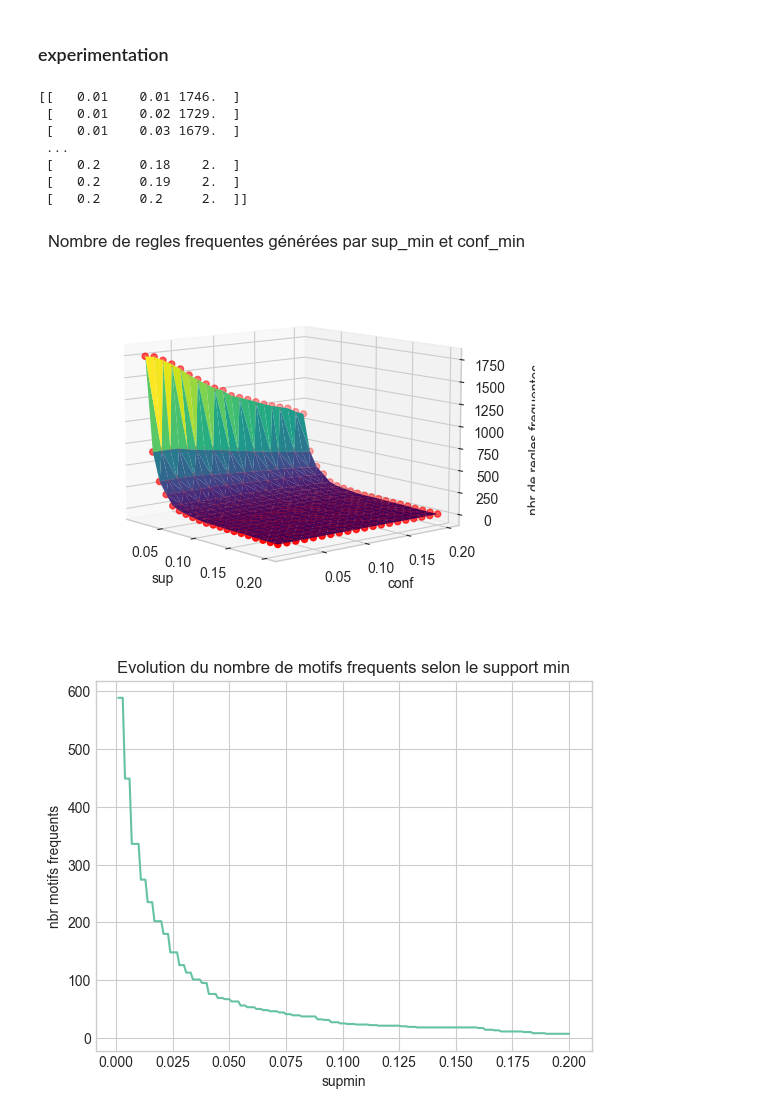
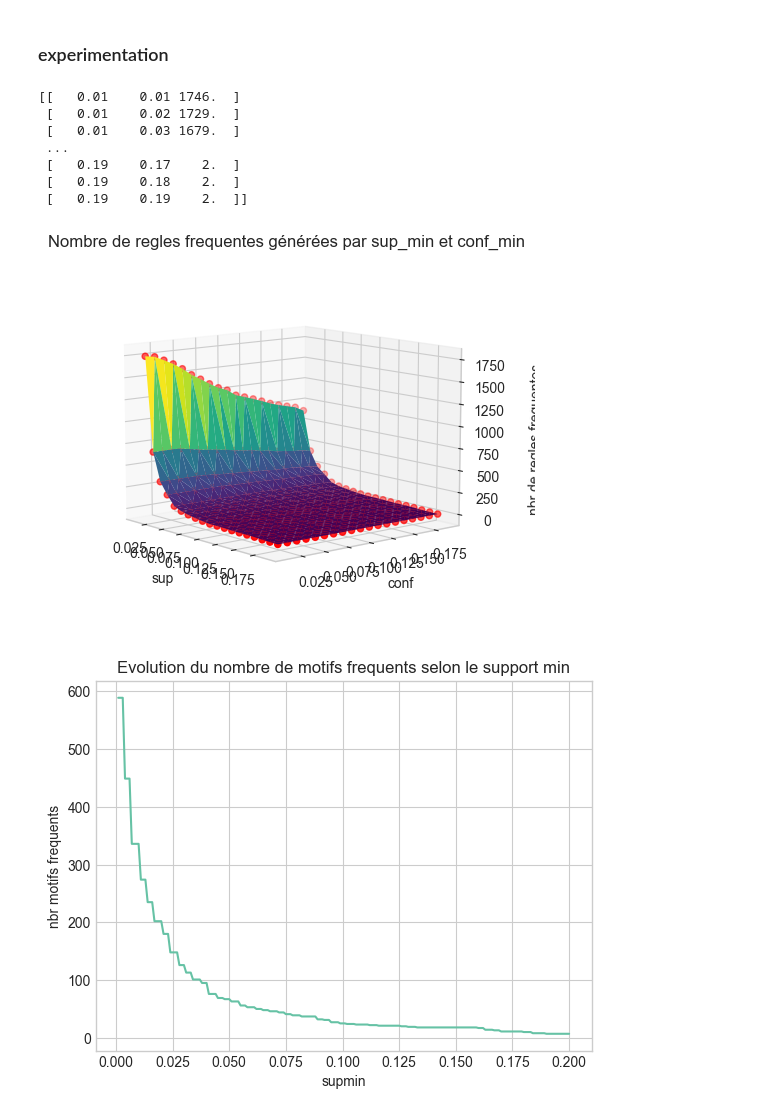
Before and after one commit to manel15279/DataMining-Project, a Jupyter notebook: Projet_P1_DM.ipynb, the cells around one changed output. Saved outputs shown, nothing was run; the diff lists cells and outputs as text; code cells hidden in the pictures.

```diff
--- a/Projet_P1_DM.ipynb
+++ b/Projet_P1_DM.ipynb
@@ -1254,8 +1281,8 @@ print(rules)
 # %%
 #experimentation
 results= np.empty((0,3),float)
-for sup_min in np.arange(0.01,0.21,0.01):
-    for conf_min in np.arange(0.01,0.21,0.01):
+for sup_min in np.arange(0.01,0.2,0.01):
+    for conf_min in np.arange(0.01,0.2,0.01):
         L=appriori(sup_min,dataset3)
         rs=regles_frequente(L,conf_min,0)
 
@@ -1271,37 +1298,33 @@ print(results)
  [   0.01    0.02 1729.  ]
  [   0.01    0.03 1679.  ]
  ...
- [   0.2     0.18    2.  ]
- [   0.2     0.19    2.  ]
- [   0.2     0.2     2.  ]]
+ [   0.19    0.17    2.  ]
+ [   0.19    0.18    2.  ]
+ [   0.19    0.19    2.  ]]
 # %%
 import numpy as np
 import matplotlib.pyplot as plt
 from mpl_toolkits.mplot3d import Axes3D
 from scipy.spatial import Delaunay
 
-# Assuming you have X, Y, and Z defined
-fig = plt.figure()
-ax = fig.add_subplot(111, projection='3d')
+fig, ax = plt.subplots(subplot_kw={'projection': '3d'})
 
 Z = results[:, 2].reshape(results.shape[0], 1)
 ax.scatter(results[:, 0], results[:, 1], Z, c='r', marker='o')
 
-# Create Delaunay triangulation
 tri = Delaunay(results[:, :2])
 
-# Plot the surface using the triangulation
 ax.plot_trisurf(results[:, 0], results[:, 1], Z.flatten(), triangles=tri.simplices, cmap="viridis", linewidth=0.9, antialiased=True)
 
 ax.set_xlabel('sup')
 ax.set_ylabel('conf')
 ax.set_zlabel('nbr de regles frequentes', labelpad=10)
 
 ax.view_init(elev=10, azim=-40)
 plt.title("Nombre de regles frequentes générées par sup_min et conf_min")
 plt.show()
 # %% [output]
-[figure, old version]
+[figure, new version]
 # %%
 resultsf= np.empty((0,2),float)
 for sup_min in np.arange(0.2,0.0,-0.001):
```
Also changed, not shown: parts of 6 cells of this notebook, 6 other files.
